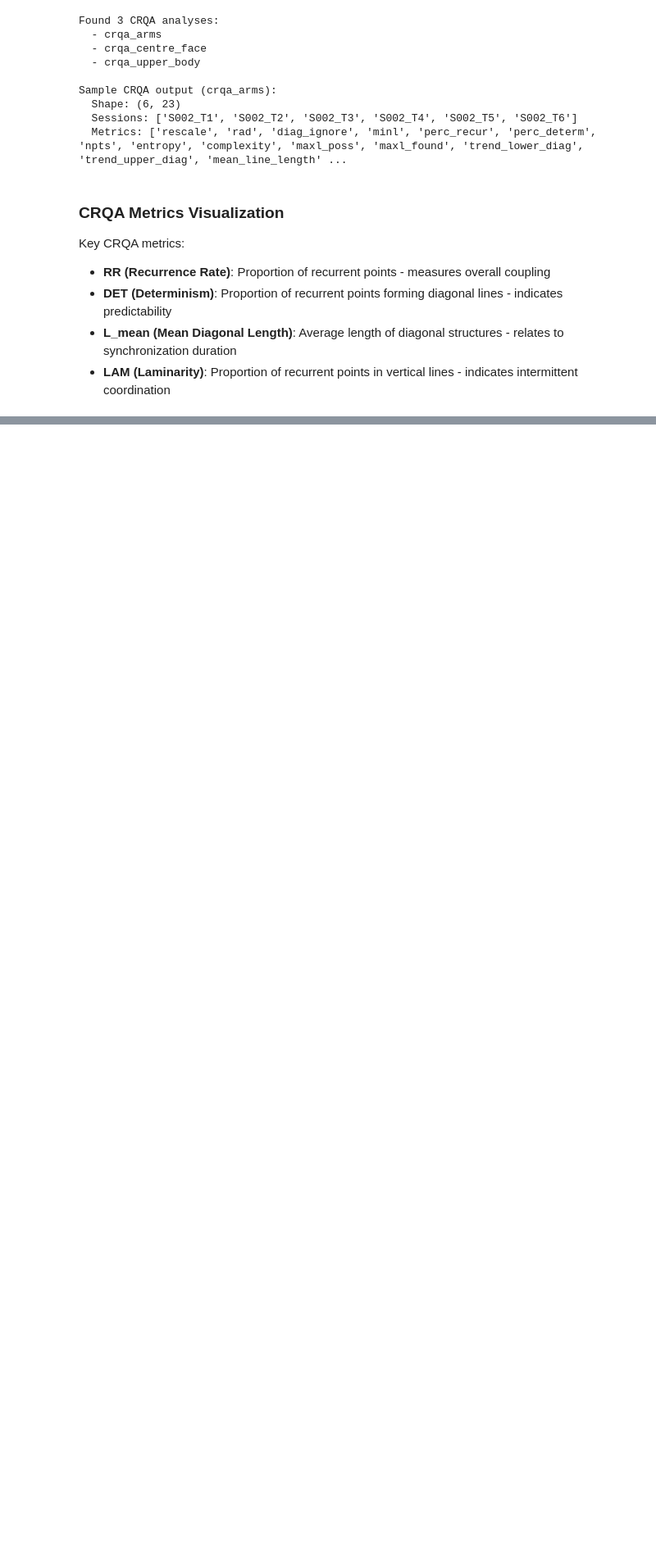
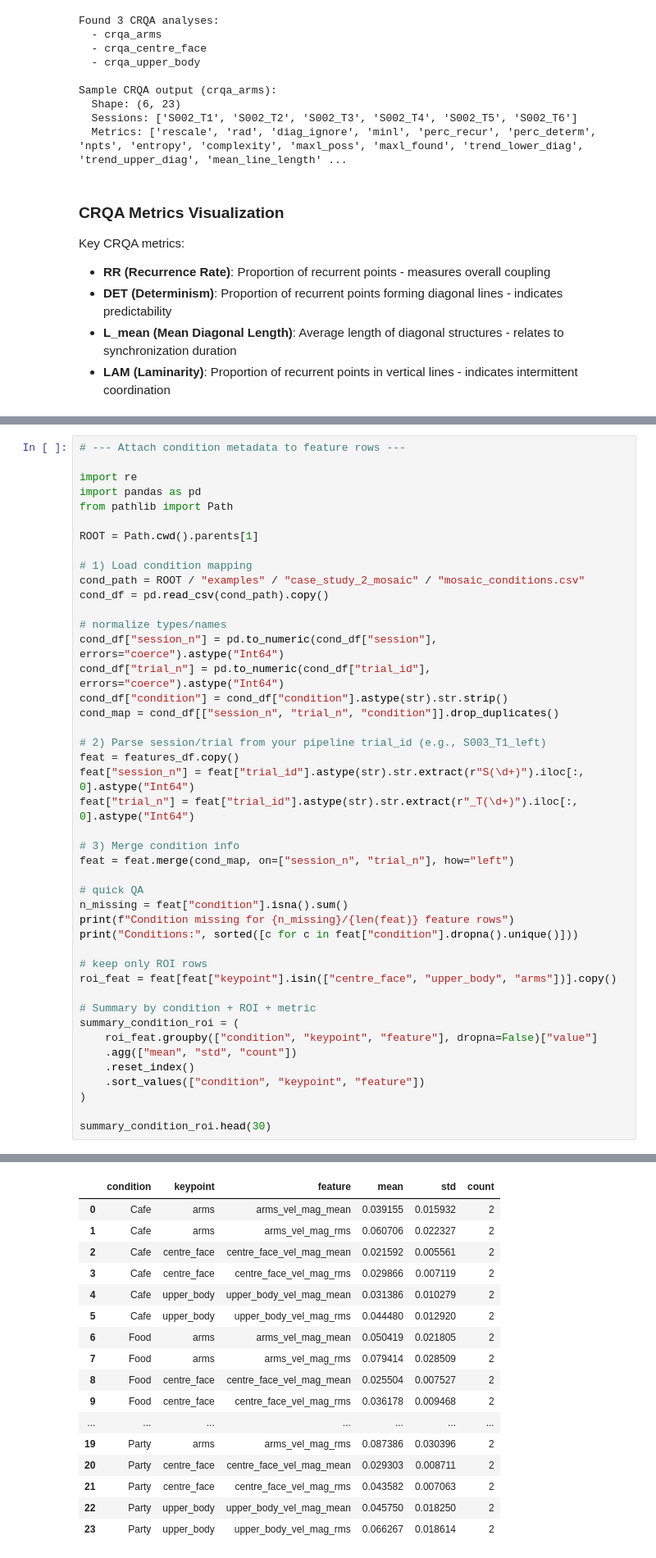
Before and after one commit to MInD-Laboratory/Pose-Dynamics, a Jupyter notebook: examples/case_study_2_mosaic/tutorial.ipynb, the cells around one changed output, grey strips where cells are left out. Shown at 82% size. Saved outputs shown, nothing was run; the diff lists cells and outputs as text; blank space fills up the shorter version.

```diff
--- a/examples/case_study_2_mosaic/tutorial.ipynb
+++ b/examples/case_study_2_mosaic/tutorial.ipynb
@@ -542,0 +580,45 @@ CENTRE FACE:
+# %%
+# --- Attach condition metadata to feature rows ---
+
+import re
+import pandas as pd
+from pathlib import Path
+
+ROOT = Path.cwd().parents[1]
+
+# 1) Load condition mapping
+cond_path = ROOT / "examples" / "case_study_2_mosaic" / "mosaic_conditions.csv"
+cond_df = pd.read_csv(cond_path).copy()
+
+# normalize types/names
+cond_df["session_n"] = pd.to_numeric(cond_df["session"], errors="coerce").astype("Int64")
+cond_df["trial_n"] = pd.to_numeric(cond_df["trial_id"], errors="coerce").astype("Int64")
+cond_df["condition"] = cond_df["condition"].astype(str).str.strip()
+cond_map = cond_df[["session_n", "trial_n", "condition"]].drop_duplicates()
+
+# 2) Parse session/trial from your pipeline trial_id (e.g., S003_T1_left)
+feat = features_df.copy()
+feat["session_n"] = feat["trial_id"].astype(str).str.extract(r"S(\d+)").iloc[:, 0].astype("Int64")
+feat["trial_n"] = feat["trial_id"].astype(str).str.extract(r"_T(\d+)").iloc[:, 0].astype("Int64")
+
+# 3) Merge condition info
+feat = feat.merge(cond_map, on=["session_n", "trial_n"], how="left")
+
+# quick QA
+n_missing = feat["condition"].isna().sum()
+print(f"Condition missing for {n_missing}/{len(feat)} feature rows")
+print("Conditions:", sorted([c for c in feat["condition"].dropna().unique()]))
+
+# keep only ROI rows
+roi_feat = feat[feat["keypoint"].isin(["centre_face", "upper_body", "arms"])].copy()
+
+# Summary by condition + ROI + metric
+summary_condition_roi = (
+    roi_feat.groupby(["condition", "keypoint", "feature"], dropna=False)["value"]
+    .agg(["mean", "std", "count"])
+    .reset_index()
+    .sort_values(["condition", "keypoint", "feature"])
+)
+
+summary_condition_roi.head(30)
+# %% [output]
@@ -542,0 +627,17 @@ CENTRE FACE:
+|  | condition | keypoint | feature | mean | std | count |
+| 0 | Cafe | arms | arms_vel_mag_mean | 0.039155 | 0.015932 | 2 |
+| 1 | Cafe | arms | arms_vel_mag_rms | 0.060706 | 0.022327 | 2 |
+| 2 | Cafe | centre_face | centre_face_vel_mag_mean | 0.021592 | 0.005561 | 2 |
+| 3 | Cafe | centre_face | centre_face_vel_mag_rms | 0.029866 | 0.007119 | 2 |
+| 4 | Cafe | upper_body | upper_body_vel_mag_mean | 0.031386 | 0.010279 | 2 |
+| 5 | Cafe | upper_body | upper_body_vel_mag_rms | 0.044480 | 0.012920 | 2 |
+| 6 | Food | arms | arms_vel_mag_mean | 0.050419 | 0.021805 | 2 |
+| 7 | Food | arms | arms_vel_mag_rms | 0.079414 | 0.028509 | 2 |
+| 8 | Food | centre_face | centre_face_vel_mag_mean | 0.025504 | 0.007527 | 2 |
+| 9 | Food | centre_face | centre_face_vel_mag_rms | 0.036178 | 0.009468 | 2 |
+| ... | ... | ... | ... | ... | ... | ... |
+| 19 | Party | arms | arms_vel_mag_rms | 0.087386 | 0.030396 | 2 |
+| 20 | Party | centre_face | centre_face_vel_mag_mean | 0.029303 | 0.008711 | 2 |
+| 21 | Party | centre_face | centre_face_vel_mag_rms | 0.043582 | 0.007063 | 2 |
+| 22 | Party | upper_body | upper_body_vel_mag_mean | 0.045750 | 0.018250 | 2 |
+| 23 | Party | upper_body | upper_body_vel_mag_rms | 0.066267 | 0.018614 | 2 |
```
Also changed, not shown: parts of 14 cells of this notebook, 3 other files.
